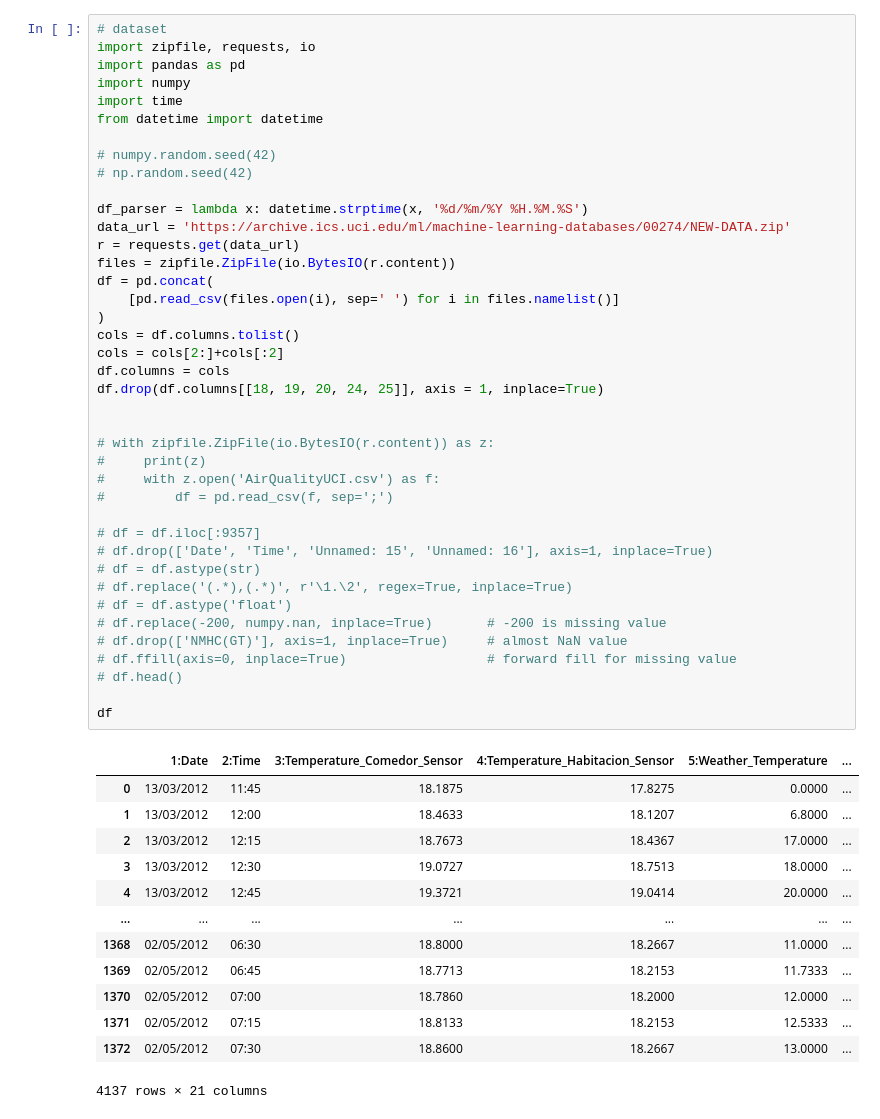
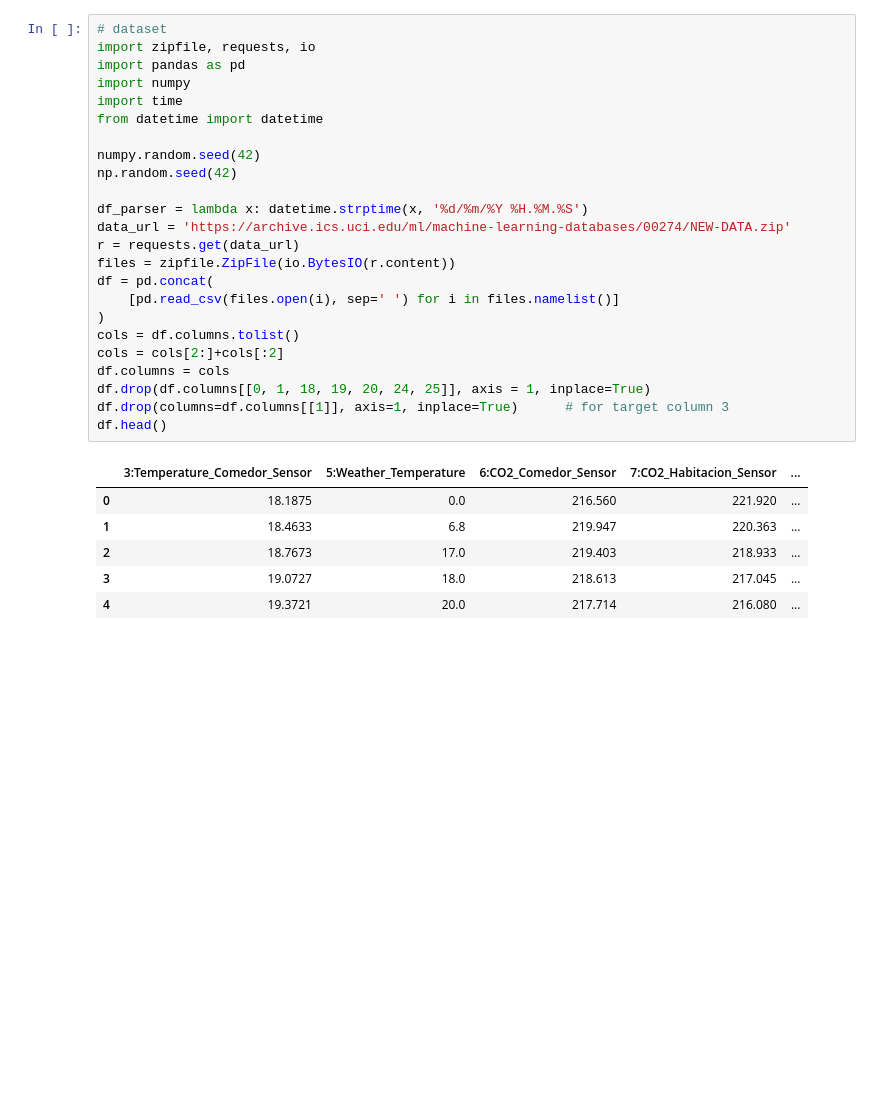
Before and after one commit to Gun1Yun/DL_Study, a Jupyter notebook: Learning_Data/SML2010-CNN.ipynb, the cells around one changed output. Cells and saved outputs as stored; diff of their text form; blank space fills up the shorter version.

```diff
--- a/Learning_Data/SML2010-CNN.ipynb
+++ b/Learning_Data/SML2010-CNN.ipynb
@@ -1,57 +231,34 @@
 # %%
 # dataset
 import zipfile, requests, io
 import pandas as pd
 import numpy
 import time
 from datetime import datetime
 
-# numpy.random.seed(42)
-# np.random.seed(42)
+numpy.random.seed(42)
+np.random.seed(42)
 
 df_parser = lambda x: datetime.strptime(x, '%d/%m/%Y %H.%M.%S')
 data_url = 'https://archive.ics.uci.edu/ml/machine-learning-databases/00274/NEW-DATA.zip'
 r = requests.get(data_url)
 files = zipfile.ZipFile(io.BytesIO(r.content))
 df = pd.concat(
     [pd.read_csv(files.open(i), sep=' ') for i in files.namelist()]
 )
 cols = df.columns.tolist()
 cols = cols[2:]+cols[:2]
 df.columns = cols
-df.drop(df.columns[[18, 19, 20, 24, 25]], axis = 1, inplace=True)
-
-
-# with zipfile.ZipFile(io.BytesIO(r.content)) as z:
-#     print(z)
-#     with z.open('AirQualityUCI.csv') as f:
-#         df = pd.read_csv(f, sep=';')
-
-# df = df.iloc[:9357]
-# df.drop(['Date', 'Time', 'Unnamed: 15', 'Unnamed: 16'], axis=1, inplace=True)
-# df = df.astype(str)
-# df.replace('(.*),(.*)', r'\1.\2', regex=True, inplace=True)
-# df = df.astype('float')
-# df.replace(-200, numpy.nan, inplace=True)       # -200 is missing value
-# df.drop(['NMHC(GT)'], axis=1, inplace=True)     # almost NaN value
-# df.ffill(axis=0, inplace=True)                  # forward fill for missing value
-# df.head()
-
-df
+df.drop(df.columns[[0, 1, 18, 19, 20, 24, 25]], axis = 1, inplace=True)
+df.drop(columns=df.columns[[1]], axis=1, inplace=True)      # for target column 3
+df.head()
 # %% [output]
-|  | 1:Date | 2:Time | 3:Temperature_Comedor_Sensor | 4:Temperature_Habitacion_Sensor | 5:Weather_Temperature | ... |
-| 0 | 13/03/2012 | 11:45 | 18.1875 | 17.8275 | 0.0000 | ... |
-| 1 | 13/03/2012 | 12:00 | 18.4633 | 18.1207 | 6.8000 | ... |
-| 2 | 13/03/2012 | 12:15 | 18.7673 | 18.4367 | 17.0000 | ... |
-| 3 | 13/03/2012 | 12:30 | 19.0727 | 18.7513 | 18.0000 | ... |
-| 4 | 13/03/2012 | 12:45 | 19.3721 | 19.0414 | 20.0000 | ... |
-| ... | ... | ... | ... | ... | ... | ... |
-| 1368 | 02/05/2012 | 06:30 | 18.8000 | 18.2667 | 11.0000 | ... |
-| 1369 | 02/05/2012 | 06:45 | 18.7713 | 18.2153 | 11.7333 | ... |
-| 1370 | 02/05/2012 | 07:00 | 18.7860 | 18.2000 | 12.0000 | ... |
-| 1371 | 02/05/2012 | 07:15 | 18.8133 | 18.2153 | 12.5333 | ... |
-| 1372 | 02/05/2012 | 07:30 | 18.8600 | 18.2667 | 13.0000 | ... |
+|  | 3:Temperature_Comedor_Sensor | 5:Weather_Temperature | 6:CO2_Comedor_Sensor | 7:CO2_Habitacion_Sensor | ... |
+| 0 | 18.1875 | 0.0 | 216.560 | 221.920 | ... |
+| 1 | 18.4633 | 6.8 | 219.947 | 220.363 | ... |
+| 2 | 18.7673 | 17.0 | 219.403 | 218.933 | ... |
+| 3 | 19.0727 | 18.0 | 218.613 | 217.045 | ... |
+| 4 | 19.3721 | 20.0 | 217.714 | 216.080 | ... |
-4137 rows × 21 columns
 # %%
 df.describe()
 # %% [output]
```
Also changed, not shown: parts of 11 cells of this notebook.
